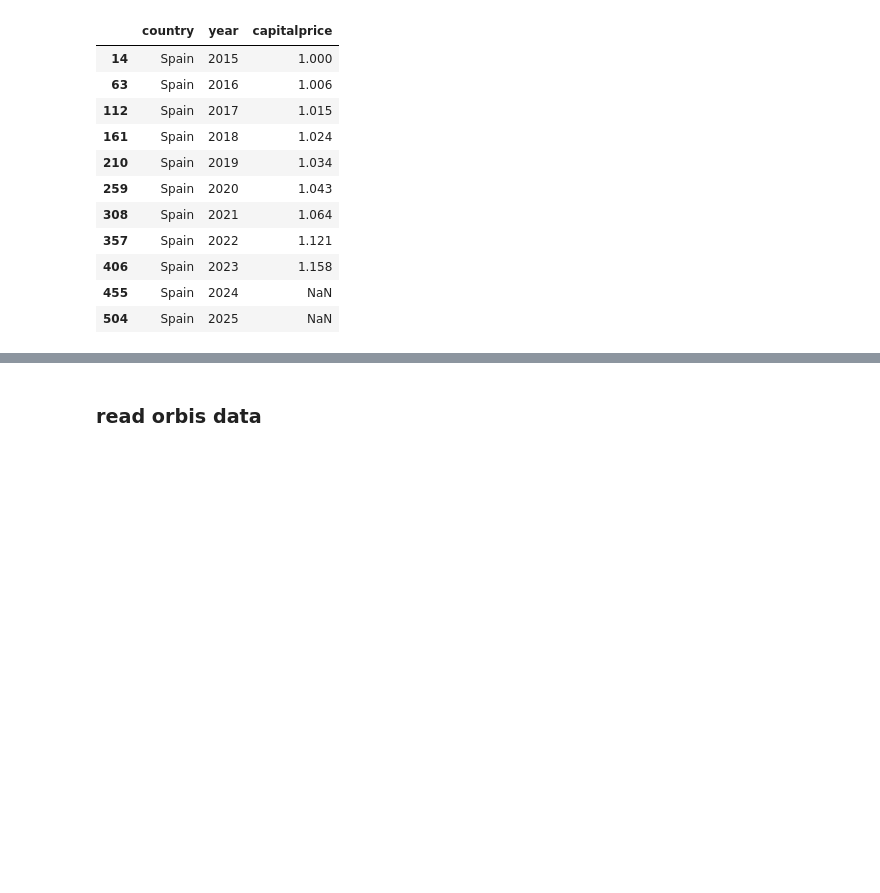
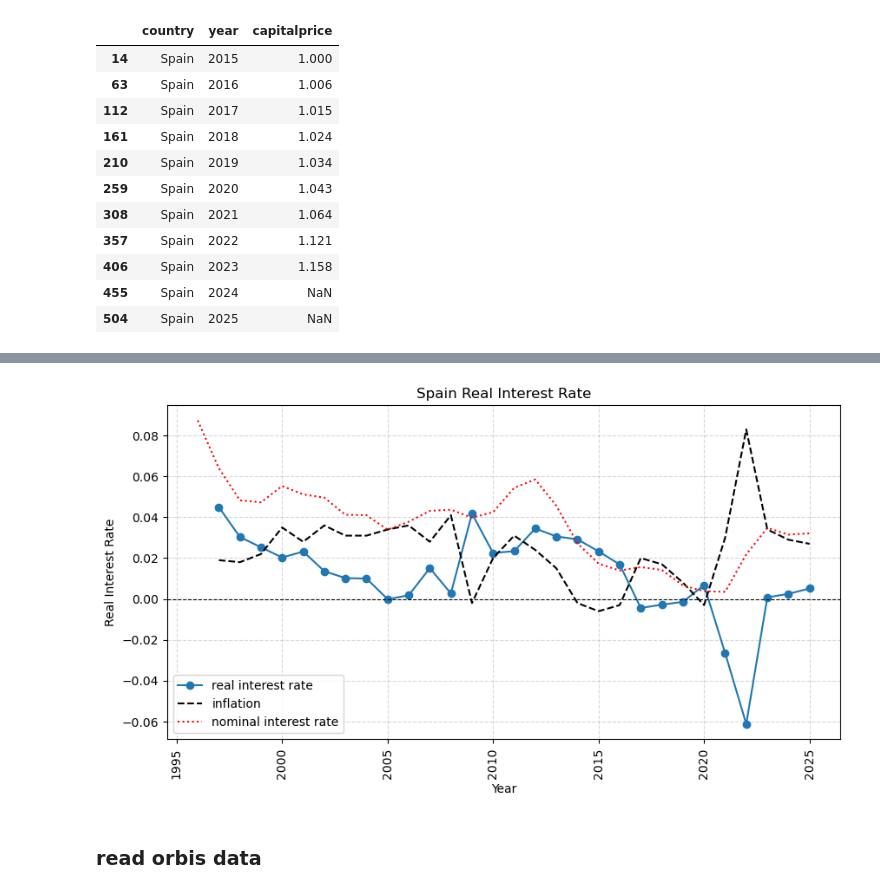
Before and after one commit to CurdinLieberherr/Master-Thesis, a Jupyter notebook: data.ipynb, the cells around one changed output, grey strips where cells are left out. Cells and saved outputs as stored; diff of their text form; code cells hidden in the pictures; blank space fills up the shorter version.

```diff
--- a/data.ipynb
+++ b/data.ipynb
@@ -143,3 +151,69 @@ capi
+# %%
+#capital prices eurostat
+file = "Data/Nominal Interest Rate Eurostats.xlsx"
+noi = pd.read_excel(file, sheet_name='Sheet 1', header=10)
+
+NUMCOLS = [str(year) for year in range(1949, 2026)]
+noi.columns = ['country'] + [
+    col for year in NUMCOLS for col in (year, f'{year}_flag')
+][:-1]
+
+#drop flag columns
+noi = noi[ [col for col in noi.columns if '_flag' not in col] ]
+
+#set to numeric
+for col in NUMCOLS:
+    noi[col] = pd.to_numeric(noi[col], errors='coerce')
+
+
+noi = noi.melt('country', value_vars=NUMCOLS, value_name='nominalinterestrate', var_name='year')
+noi['nominalinterestrate'] = noi['nominalinterestrate'] / 100
+
+noi = noi[noi['country'] == 'Spain']
+
+#inflation
+file = "Data/Inflation Eurostats.xlsx"
+inf = pd.read_excel(file, sheet_name='Sheet 1', header=10)
+
+NUMCOLS = [str(year) for year in range(1996, 2026)]
+inf.columns = ['country'] + [
+    col for year in NUMCOLS for col in (year, f'{year}_flag')
+][:-1]
+#drop flag columns
+inf = inf[ [col for col in inf.columns if '_flag' not in col] ]
+#set to numeric
+for col in NUMCOLS:
+    inf[col] = pd.to_numeric(inf[col], errors='coerce')
+inf = inf.melt('country', value_vars=NUMCOLS, value_name='inflation', var_name='year')
+inf['inflation'] = inf['inflation'] / 100
+inf = inf[inf['country'] == 'Spain']
+
+
+rirate = noi.merge(inf, on=['country', 'year'], how='inner')
+rirate['realinterestrate'] = rirate['nominalinterestrate'] - rirate['inflation']
+
+rirate['year'] = rirate['year'].astype(int)
+
+
+
+plt.figure(figsize=(10, 5))
+
+plt.plot(rirate['year'], rirate['realinterestrate'], marker='o', linestyle='-', label = 'real interest rate')
+plt.plot(rirate['year'], rirate['inflation'], linestyle='--', color='black', label='inflation')
+plt.plot(rirate['year'], rirate['nominalinterestrate'], linestyle=':', color='red', label='nominal interest rate')
+
+
+plt.xlabel("Year")
+plt.ylabel("Real Interest Rate")
+plt.title("Spain Real Interest Rate")
+plt.axhline(0, color='black', linewidth=0.8, linestyle='--')
+plt.grid(True, linestyle='--', alpha=0.5)
+plt.xticks(rotation=90)
+plt.legend()
+
+plt.show()
+# %% [output]
+[figure, added]
 # %% [markdown]
 ### read orbis data
 # %%
```
Also changed, not shown: parts of 3 cells of this notebook, 3 other files.
